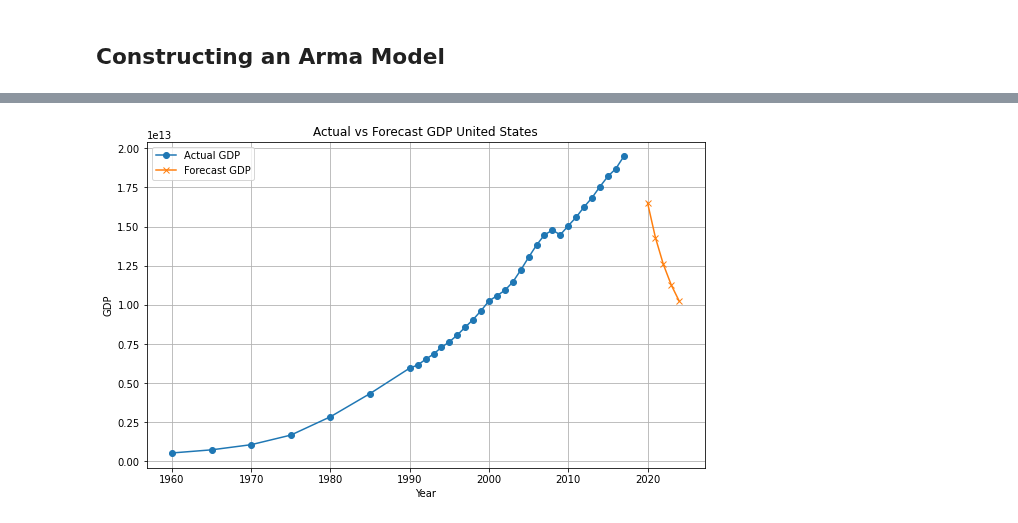
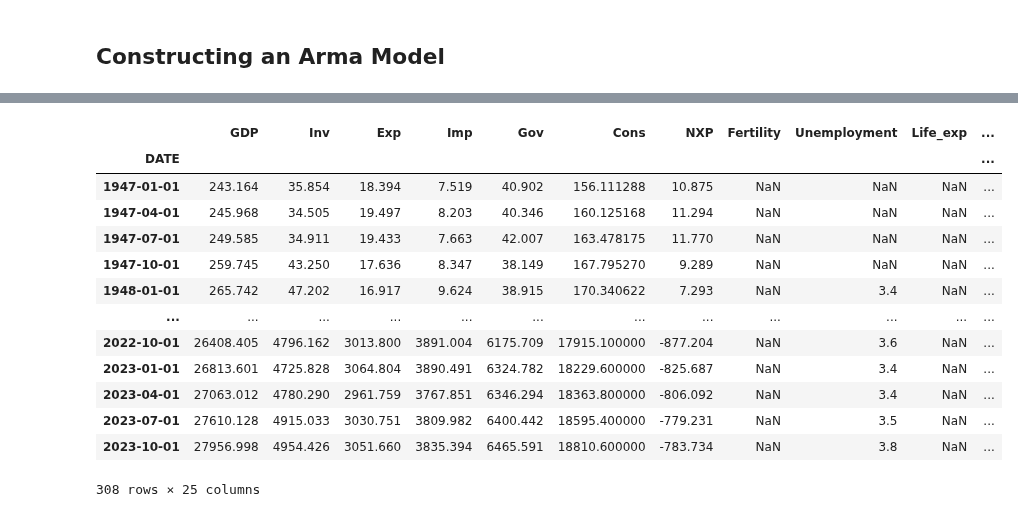
Before and after one commit to addmelo/ACME, a Jupyter notebook: ProjectArmaModel.ipynb, the cells around one changed output, grey strips where cells are left out. Saved outputs shown, nothing was run; the diff lists cells and outputs as text; code cells hidden in the pictures.

```diff
--- a/ProjectArmaModel.ipynb
+++ b/ProjectArmaModel.ipynb
@@ -48,17 +9,22 @@ STOP: TOTAL NO. of ITERATIONS REACHED LIMIT
-# %%
-# Forecast GDP
-forecast_steps = 5  # Number of steps ahead to forecast
-forecast = results.forecast(steps=forecast_steps)
-
-# Plot GDP predictions
-plt.figure(figsize=(10, 6))
-plt.plot(df['Year'], np.exp(df['Log GDP']), label='Actual GDP', marker='o')
-plt.plot(range(2020, 2020+forecast_steps), np.exp(forecast['Log GDP']), label='Forecast GDP', marker='x')
-plt.title('Actual vs Forecast GDP United States')
-plt.xlabel('Year')
-plt.ylabel('GDP')
-plt.legend()
-plt.grid(True)
-plt.show()
-# %% [output]
-[figure, removed]
+# %%
+df = pd.read_csv("US_Full_Quarterly.csv",index_col="DATE")
+df["Log GDP"] = np.log(df["GDP"])
+df["Diff Log GDP"] = df["Log GDP"] - df["Log GDP"].shift(1)
+df["Log Inv"] = np.log(df["Inv"])
+df["Diff Log Inv"] = df["Log Inv"] - df["Log Inv"].shift(1)
+df
+# %% [output]
+|  | GDP | Inv | Exp | Imp | Gov | Cons | NXP | Fertility | Unemployment | Life_exp | ... |
+| DATE |  |  |  |  |  |  |  |  |  |  | ... |
+| 1947-01-01 | 243.164 | 35.854 | 18.394 | 7.519 | 40.902 | 156.111288 | 10.875 | NaN | NaN | NaN | ... |
+| 1947-04-01 | 245.968 | 34.505 | 19.497 | 8.203 | 40.346 | 160.125168 | 11.294 | NaN | NaN | NaN | ... |
+| 1947-07-01 | 249.585 | 34.911 | 19.433 | 7.663 | 42.007 | 163.478175 | 11.770 | NaN | NaN | NaN | ... |
+| 1947-10-01 | 259.745 | 43.250 | 17.636 | 8.347 | 38.149 | 167.795270 | 9.289 | NaN | NaN | NaN | ... |
+| 1948-01-01 | 265.742 | 47.202 | 16.917 | 9.624 | 38.915 | 170.340622 | 7.293 | NaN | 3.4 | NaN | ... |
+| ... | ... | ... | ... | ... | ... | ... | ... | ... | ... | ... | ... |
+| 2022-10-01 | 26408.405 | 4796.162 | 3013.800 | 3891.004 | 6175.709 | 17915.100000 | -877.204 | NaN | 3.6 | NaN | ... |
+| 2023-01-01 | 26813.601 | 4725.828 | 3064.804 | 3890.491 | 6324.782 | 18229.600000 | -825.687 | NaN | 3.4 | NaN | ... |
+| 2023-04-01 | 27063.012 | 4780.290 | 2961.759 | 3767.851 | 6346.294 | 18363.800000 | -806.092 | NaN | 3.4 | NaN | ... |
+| 2023-07-01 | 27610.128 | 4915.033 | 3030.751 | 3809.982 | 6400.442 | 18595.400000 | -779.231 | NaN | 3.5 | NaN | ... |
+| 2023-10-01 | 27956.998 | 4954.426 | 3051.660 | 3835.394 | 6465.591 | 18810.600000 | -783.734 | NaN | 3.8 | NaN | ... |
+308 rows × 25 columns
```
Also changed, not shown: parts of 4 cells of this notebook.
